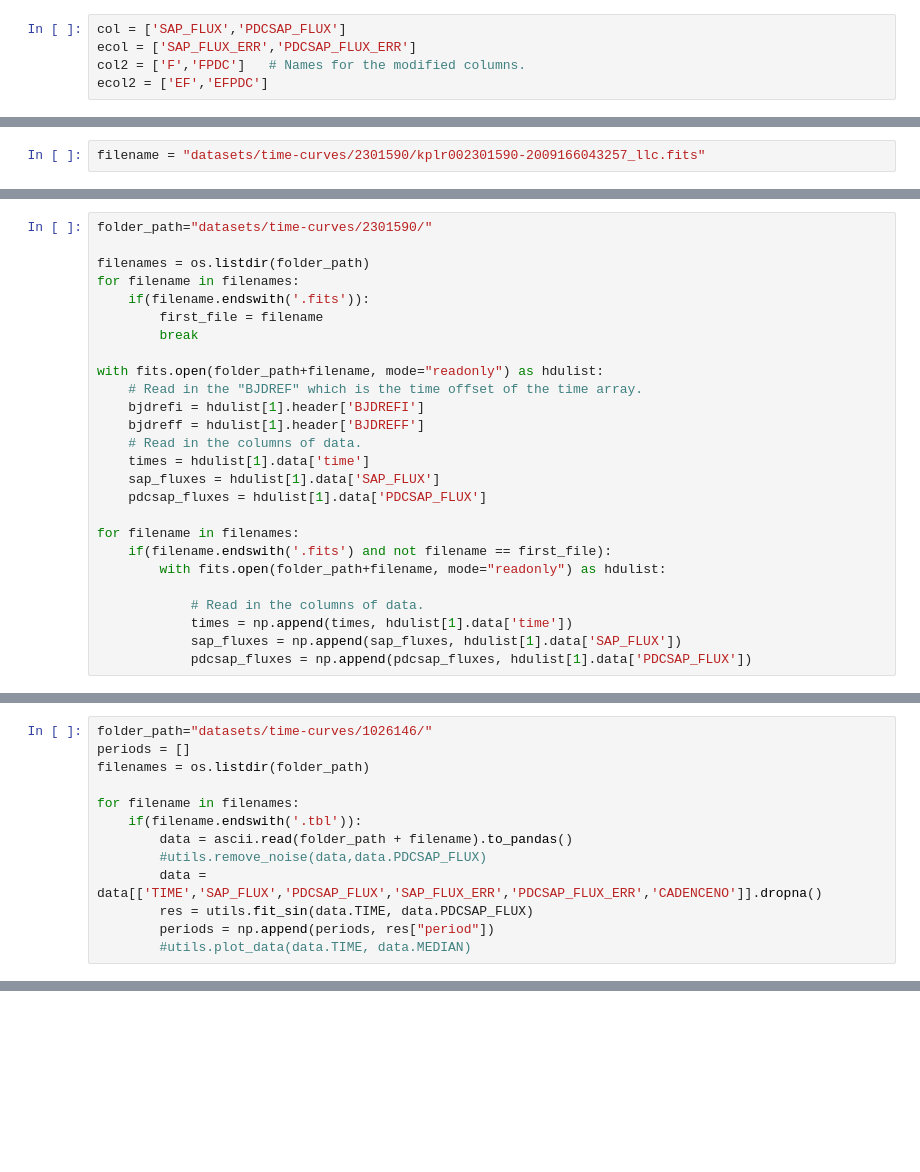
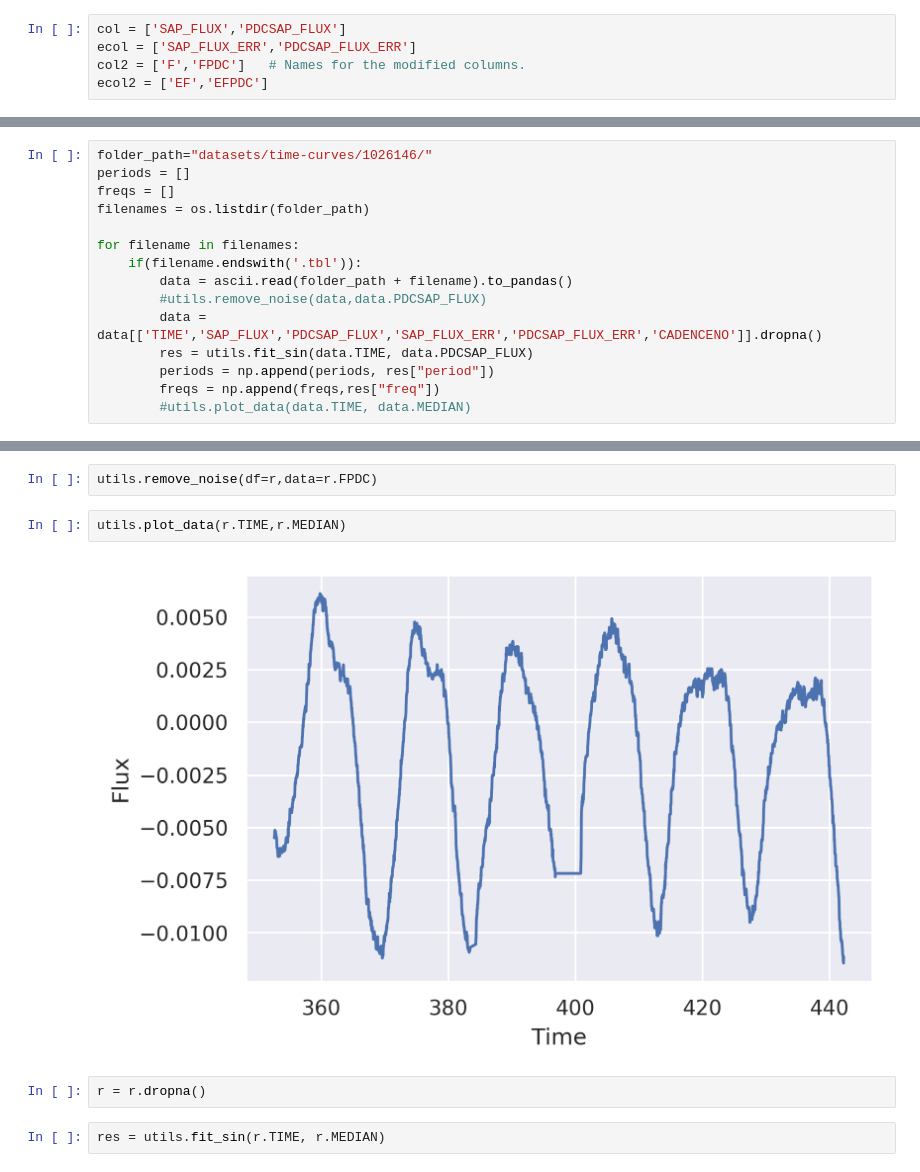
Before and after one commit to mtctr/kepler, a Jupyter notebook: tests.ipynb, the cells around one changed output, grey strips where cells are left out. Saved outputs shown, nothing was run; the diff lists cells and outputs as text; blank space fills up the shorter version.

```diff
--- a/tests.ipynb
+++ b/tests.ipynb
@@ -87,2 +40,0 @@ from astropy.table import Table
-# %%
-filename = "datasets/time-curves/2301590/kplr002301590-2009166043257_llc.fits"
@@ -167,26 +40,0 @@ plt.colorbar()
-# %%
-folder_path="datasets/time-curves/2301590/"
-
-filenames = os.listdir(folder_path)
-for filename in filenames:
-    if(filename.endswith('.fits')):
-        first_file = filename
-        break
-
-with fits.open(folder_path+filename, mode="readonly") as hdulist:
-    # Read in the "BJDREF" which is the time offset of the time array.
-    bjdrefi = hdulist[1].header['BJDREFI']
-    bjdreff = hdulist[1].header['BJDREFF']
-    # Read in the columns of data.
-    times = hdulist[1].data['time']
-    sap_fluxes = hdulist[1].data['SAP_FLUX']
-    pdcsap_fluxes = hdulist[1].data['PDCSAP_FLUX']
-
-for filename in filenames:
-    if(filename.endswith('.fits') and not filename == first_file):
-        with fits.open(folder_path+filename, mode="readonly") as hdulist:
-
-            # Read in the columns of data.
-            times = np.append(times, hdulist[1].data['time'])
-            sap_fluxes = np.append(sap_fluxes, hdulist[1].data['SAP_FLUX'])
-            pdcsap_fluxes = np.append(pdcsap_fluxes, hdulist[1].data['PDCSAP_FLUX'])
@@ -207,6 +41,7 @@ plt.show()
 # %%
 folder_path="datasets/time-curves/1026146/"
 periods = []
+freqs = []
 filenames = os.listdir(folder_path)
 
 for filename in filenames:
@@ -216,6 +51,7 @@ for filename in filenames:
         data = data[['TIME','SAP_FLUX','PDCSAP_FLUX','SAP_FLUX_ERR','PDCSAP_FLUX_ERR','CADENCENO']].dropna()
         res = utils.fit_sin(data.TIME, data.PDCSAP_FLUX)
         periods = np.append(periods, res["period"])
+        freqs = np.append(freqs,res["freq"])
         #utils.plot_data(data.TIME, data.MEDIAN)
 # %%
 periods
@@ -234,0 +160,10 @@ np.std(periods)
+# %%
+utils.remove_noise(df=r,data=r.FPDC)
+# %%
+utils.plot_data(r.TIME,r.MEDIAN)
+# %% [output]
+[figure, added]
+# %%
+r = r.dropna()
+# %%
+res = utils.fit_sin(r.TIME, r.MEDIAN)
```
Also changed, not shown: parts of 53 cells of this notebook.
